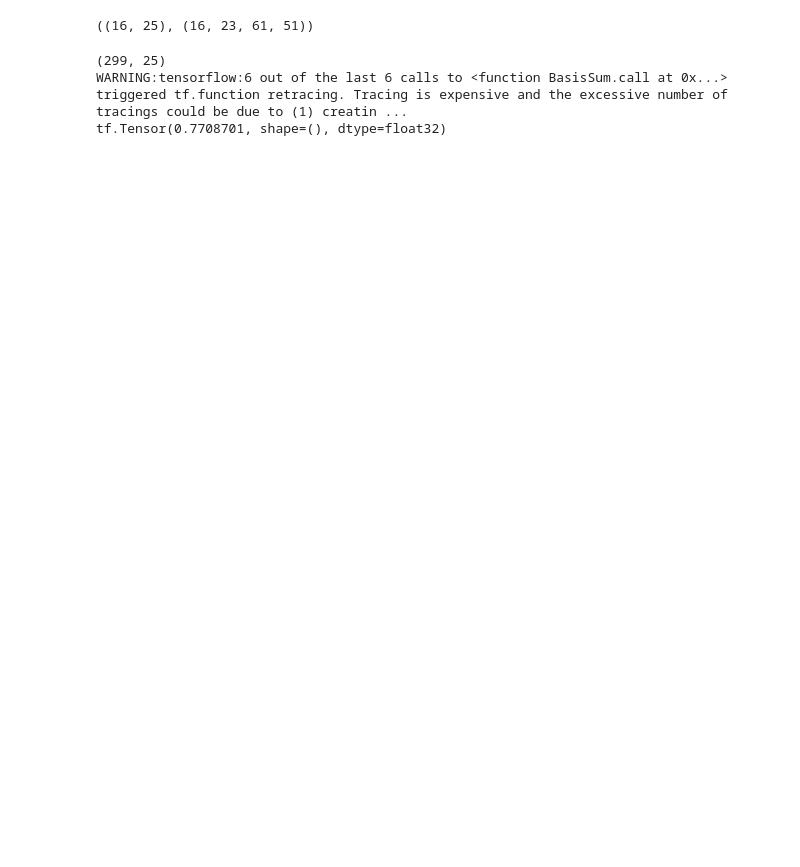
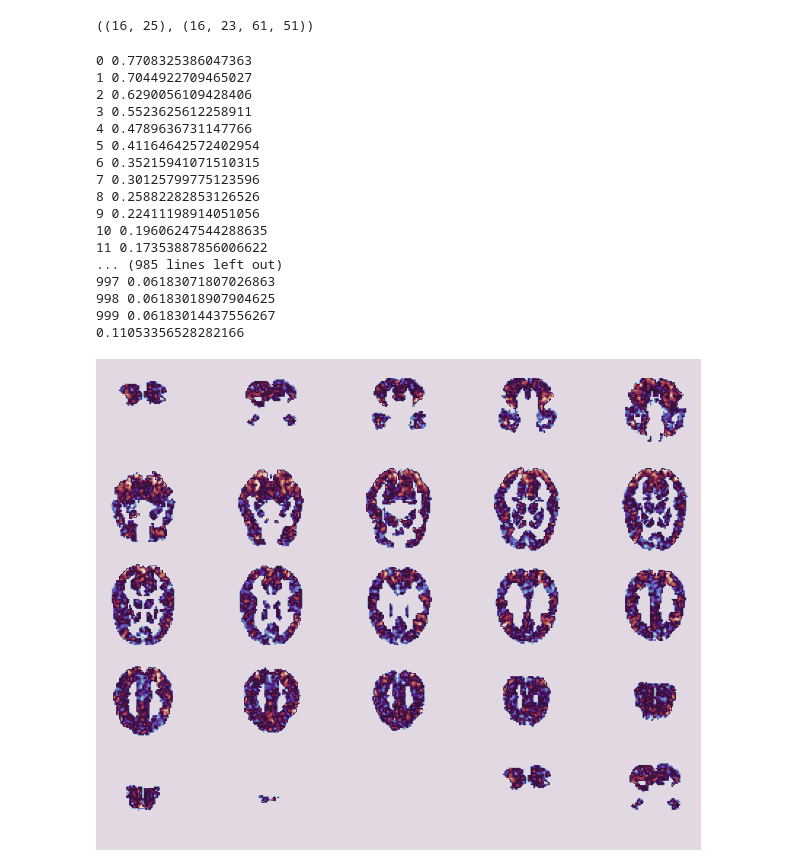
Before and after one commit to amancapy/ephemerae, a Jupyter notebook: niam.ipynb, the cells around one changed output. Saved outputs shown, nothing was run; the diff lists cells and outputs as text; code cells hidden in the pictures; blank space fills up the shorter version.

Commit message:
working model :)

```diff
--- a/niam.ipynb
+++ b/niam.ipynb
@@ -129,30 +101,49 @@ a.shape, b.shape
 class BasisSum(Model):
     def __init__(self):
         super().__init__()
-        self.basis = tf.Variable(tf.zeros((23, 61, 51, 25)))
+        self.basis = tf.Variable(tf.zeros((25, 23, 61, 51, 1)))
 
     @tf.function(reduce_retracing=True)
     def call(self, x):
-        x = tf.matmul(self.basis, tf.reshape(x, (-1, 1, 1, 1, 25)), transpose_b=True)
+        x = tf.expand_dims(x, -1)
+        x = tf.einsum("ijklm,bim->bjklm", self.basis, x)
         x = tf.squeeze(x, axis=-1)
         return x
-# %%
-BATCH_SIZE = 128
-
-model = BasisSum()
-
-opt = optimizers.SGD(learning_rate=1)
-loss = losses.MeanAbsoluteError()
-
-train_x, train_y = tf.convert_to_tensor(train_x), tf.convert_to_tensor(train_y)
-
-print(train_x.shape)
-
-with tf.GradientTape() as tape:
-    pred = model(train_x)
-    batchloss = loss(train_y, pred)
-    print(batchloss)
-# %% [output]
-(299, 25)
-WARNING:tensorflow:6 out of the last 6 calls to <function BasisSum.call at 0x...> triggered tf.function retracing. Tracing is expensive and the excessive number of tracings could be due to (1) creatin ...
-tf.Tensor(0.7708701, shape=(), dtype=float32)
+# %%
+model = BasisSum()
+
+loss = losses.MeanAbsoluteError()
+opt = optimizers.Adam(0.1)
+
+for i in range(1000):
+    with tf.GradientTape() as tape:
+        batchloss = loss(train_y, model(train_x))
+        grad = tape.gradient(batchloss, model.trainable_variables)
+        opt.apply_gradients(zip(grad, model.trainable_variables))
+
+        print(i, float(batchloss))
+
+pred = model(test_x).numpy()
+print(float(loss(test_y, pred)))
+
+plot_scan(test_y[0])
+plot_scan(pred[0])
+# %% [output]
+0 0.7708325386047363
+1 0.7044922709465027
+2 0.6290056109428406
+3 0.5523625612258911
+4 0.4789636731147766
+5 0.41164642572402954
+6 0.35215941071510315
+7 0.30125799775123596
+8 0.25882282853126526
+9 0.22411198914051056
+10 0.19606247544288635
+11 0.17353887856006622
+... (985 lines left out)
+997 0.06183071807026863
+998 0.06183018907904625
+999 0.06183014437556267
+0.11053356528282166
+[figure, added]
```
Also changed, not shown: parts of 5 cells of this notebook, 1 other file.
